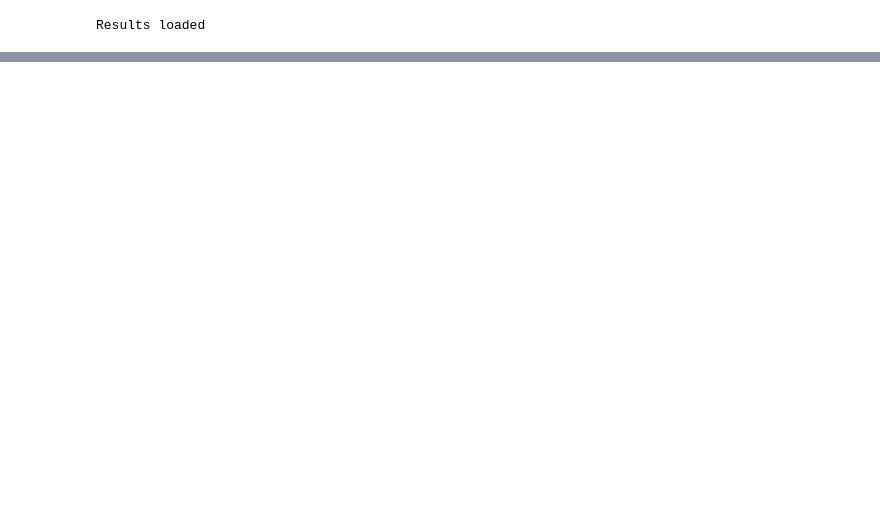
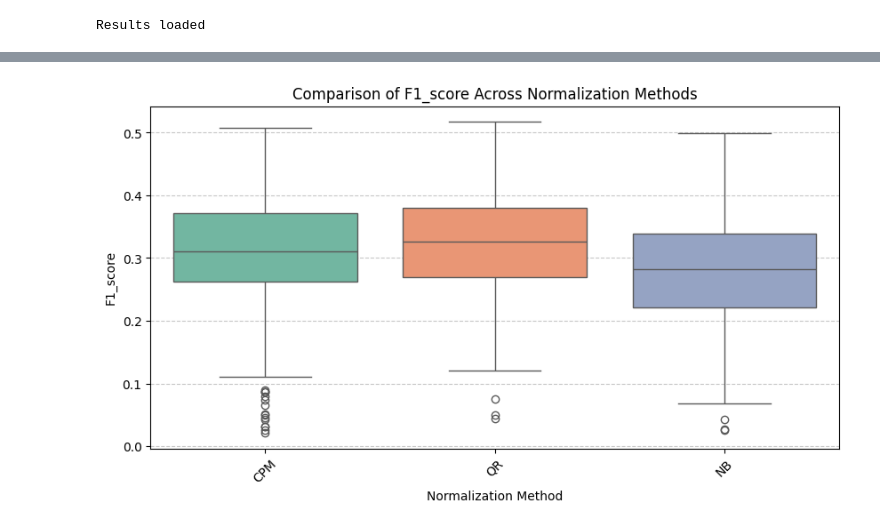
Before and after one commit to MarcosEsteve/scRNAseq_across_human_tissues, a Jupyter notebook: results_analysis.ipynb, the cells around one changed output, grey strips where cells are left out. Cells and saved outputs as stored; diff of their text form; code cells hidden in the pictures; blank space fills up the shorter version.

```diff
--- a/results_analysis.ipynb
+++ b/results_analysis.ipynb
@@ -80,0 +125,5 @@ Name: clusters, dtype: object
+# %%
+reload(visualization)
+visualization.plot_metric_by_step(filtered_results_norm, "Normalization", "F1_score")
+# %% [output]
+[figure, added]
```
Also changed, not shown: parts of 14 cells of this notebook, 2 other files.
